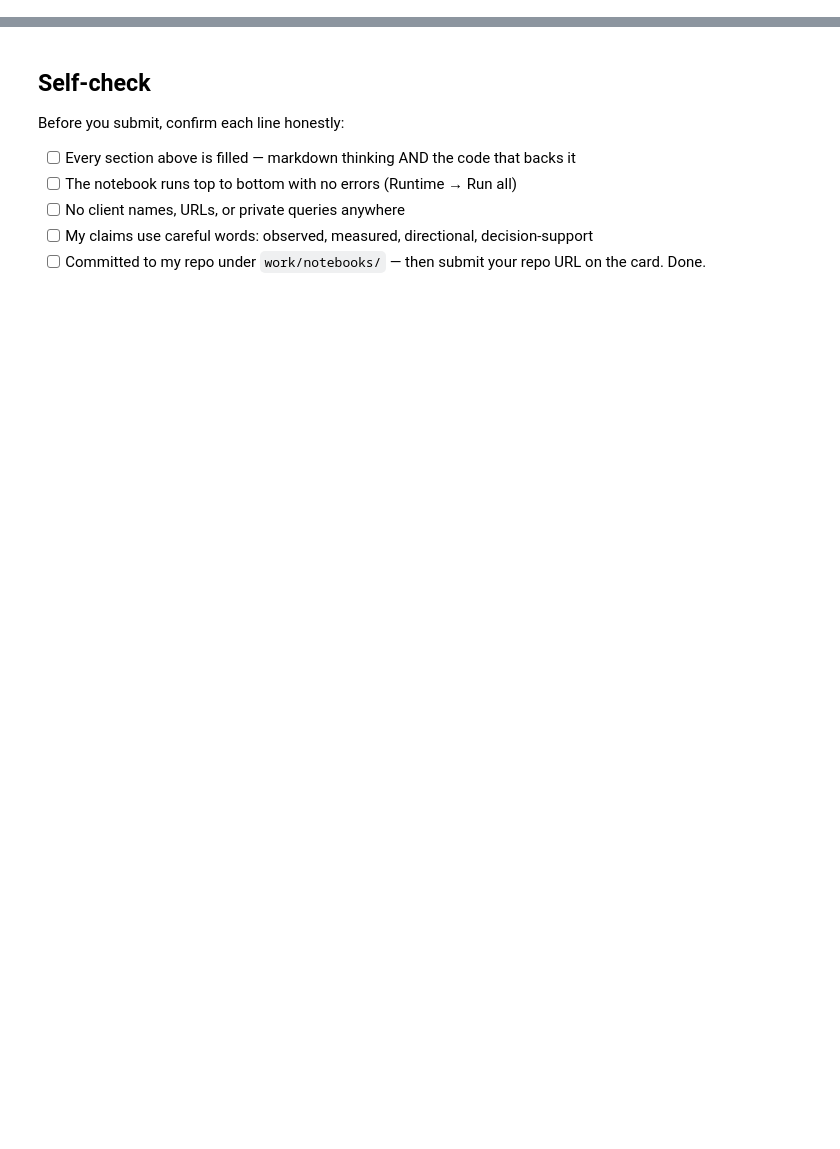
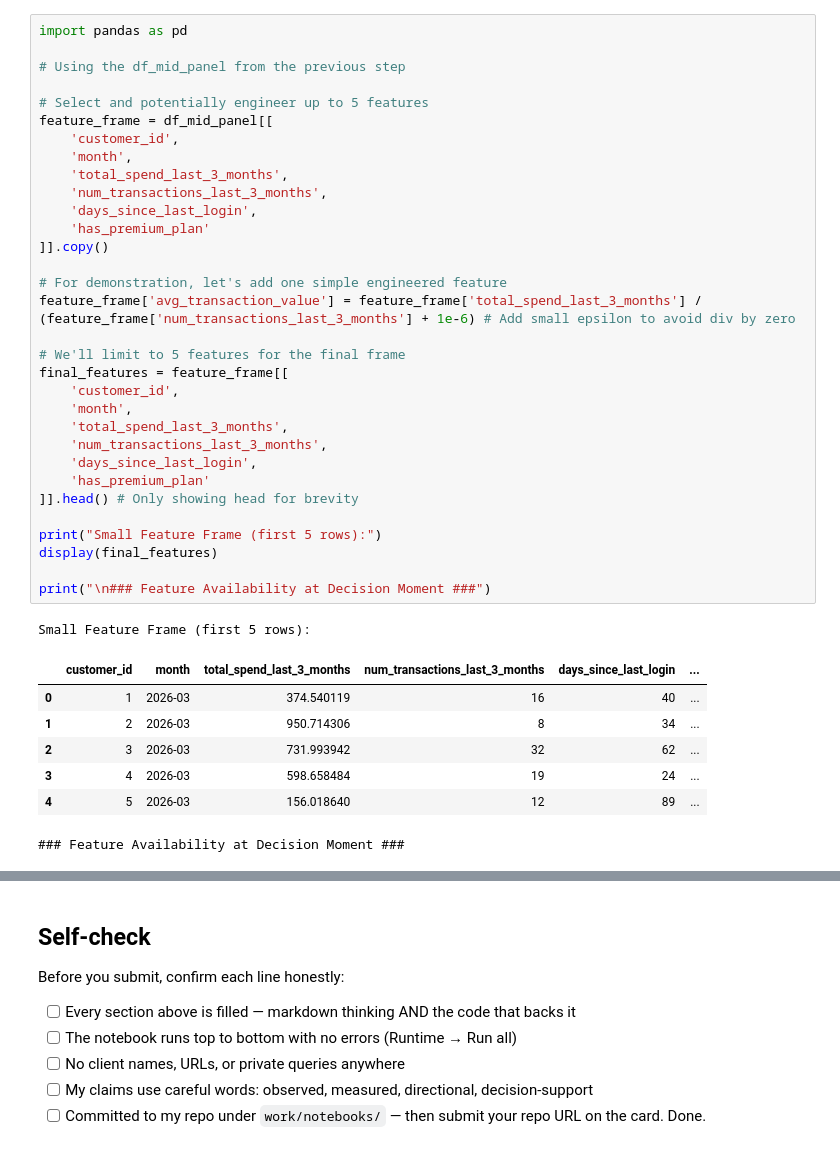
Before and after one commit to RajatBharti11/Rajat, a Jupyter notebook: work/notebooks/w03_feature_leakage_check.ipynb, the cells around one changed output, grey strips where cells are left out. Cells and saved outputs as stored; diff of their text form; blank space fills up the shorter version.

```diff
--- a/work/notebooks/w03_feature_leakage_check.ipynb
+++ b/work/notebooks/w03_feature_leakage_check.ipynb
@@ -36,0 +83,41 @@ This skeleton is yours to fill. Work the sections **in order** — each one has
+# %%
+import pandas as pd
+
+# Using the df_mid_panel from the previous step
+
+# Select and potentially engineer up to 5 features
+feature_frame = df_mid_panel[[
+    'customer_id',
+    'month',
+    'total_spend_last_3_months',
+    'num_transactions_last_3_months',
+    'days_since_last_login',
+    'has_premium_plan'
+]].copy()
+
+# For demonstration, let's add one simple engineered feature
+feature_frame['avg_transaction_value'] = feature_frame['total_spend_last_3_months'] / (feature_frame['num_transactions_last_3_months'] + 1e-6) # Add small epsilon to avoid div by zero
+
+# We'll limit to 5 features for the final frame
+final_features = feature_frame[[
+    'customer_id',
+    'month',
+    'total_spend_last_3_months',
+    'num_transactions_last_3_months',
+    'days_since_last_login',
+    'has_premium_plan'
+]].head() # Only showing head for brevity
+
+print("Small Feature Frame (first 5 rows):")
+display(final_features)
+
+print("\n### Feature Availability at Decision Moment ###")
+# %% [output]
+Small Feature Frame (first 5 rows):
+|  | customer_id | month | total_spend_last_3_months | num_transactions_last_3_months | days_since_last_login | ... |
+| 0 | 1 | 2026-03 | 374.540119 | 16 | 40 | ... |
+| 1 | 2 | 2026-03 | 950.714306 | 8 | 34 | ... |
+| 2 | 3 | 2026-03 | 731.993942 | 32 | 62 | ... |
+| 3 | 4 | 2026-03 | 598.658484 | 19 | 24 | ... |
+| 4 | 5 | 2026-03 | 156.018640 | 12 | 89 | ... |
+### Feature Availability at Decision Moment ###
```
Also changed, not shown: parts of 20 cells of this notebook.
